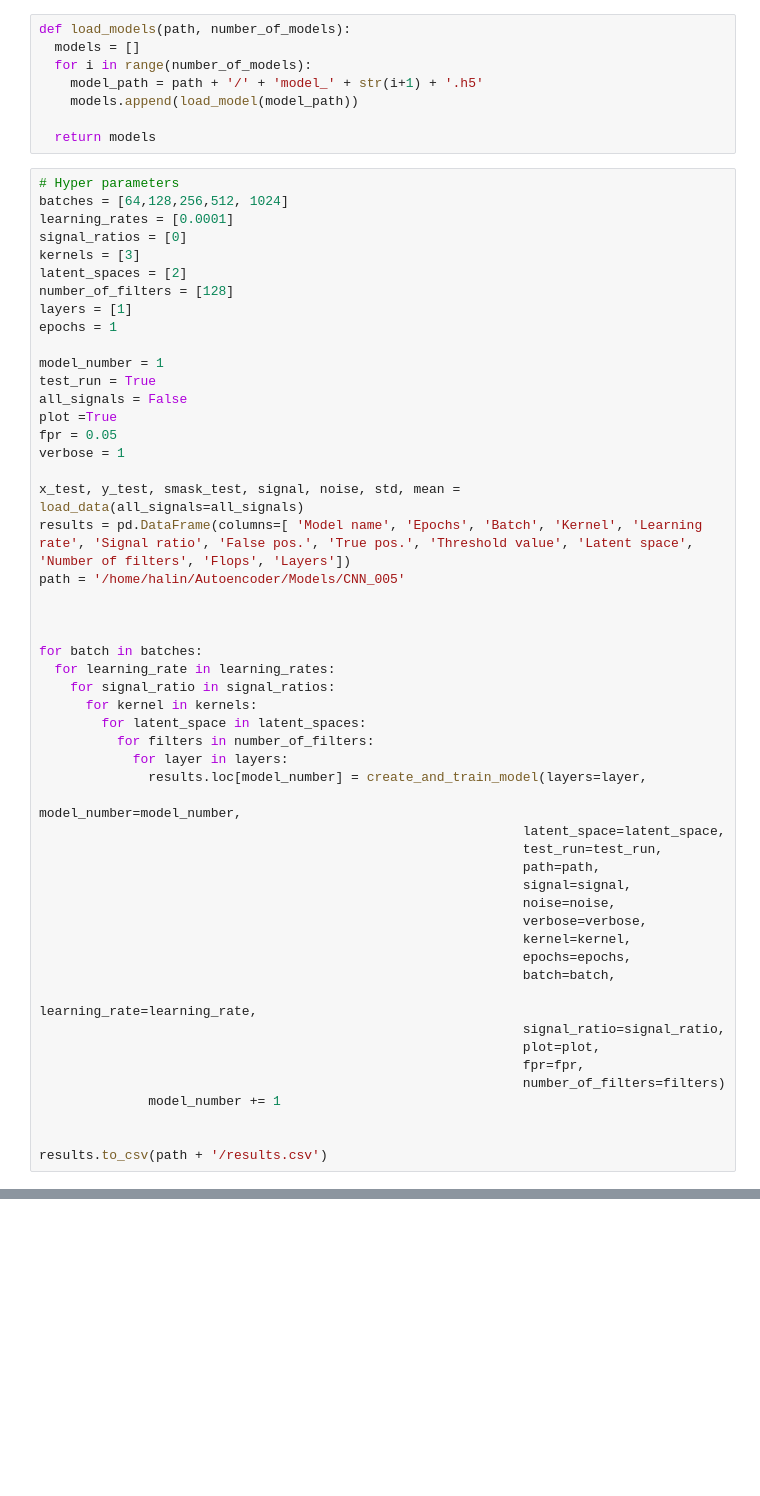
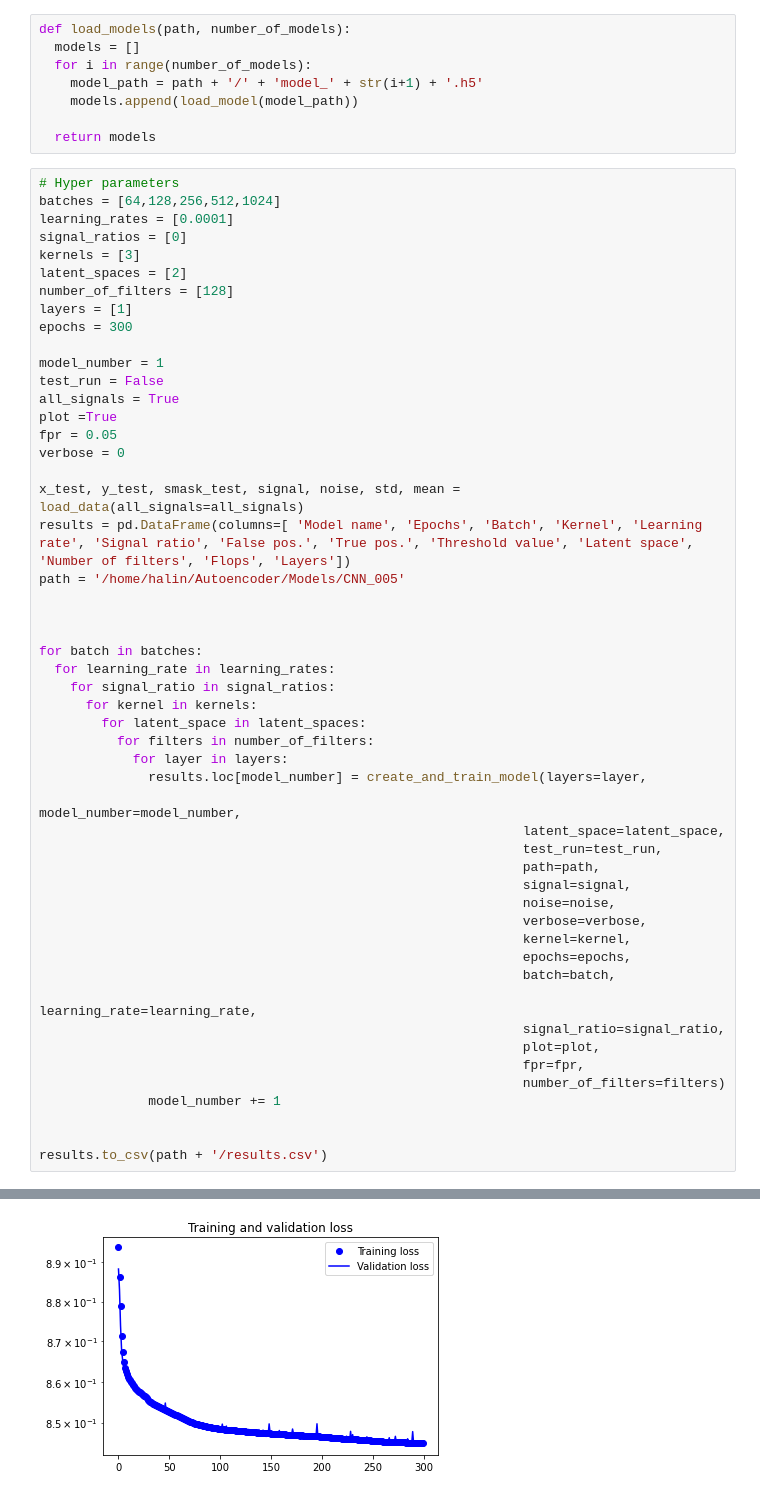
Before and after one commit to HansAlin/Autoencoder, a Jupyter notebook: Autoencoder_noise_rejection_CNN.ipynb, the cells around one changed output, grey strips where cells are left out. Cells and saved outputs as stored; diff of their text form; blank space fills up the shorter version.

```diff
--- a/Autoencoder_noise_rejection_CNN.ipynb
+++ b/Autoencoder_noise_rejection_CNN.ipynb
@@ -634,21 +636,21 @@ def load_models(path, number_of_models):
   return models
 # %%
 # Hyper parameters
-batches = [64,128,256,512, 1024]
+batches = [64,128,256,512,1024]
 learning_rates = [0.0001]
 signal_ratios = [0]
 kernels = [3]
 latent_spaces = [2]
 number_of_filters = [128]
 layers = [1]
-epochs = 1
+epochs = 300
 
 model_number = 1
-test_run = True
-all_signals = False
+test_run = False
+all_signals = True
 plot =True
 fpr = 0.05
-verbose = 1
+verbose = 0
 
 x_test, y_test, smask_test, signal, noise, std, mean = load_data(all_signals=all_signals)
 results = pd.DataFrame(columns=[ 'Model name', 'Epochs', 'Batch', 'Kernel', 'Learning rate', 'Signal ratio', 'False pos.', 'True pos.', 'Threshold value', 'Latent space', 'Number of filters', 'Flops', 'Layers'])
@@ -683,3 +685,4 @@ for batch in batches:
 
 
 results.to_csv(path + '/results.csv')
+# %% [output]
@@ -685,0 +706 @@ results.to_csv(path + '/results.csv')
+[figure, added]
```
Also changed, not shown: parts of 6 cells of this notebook.
